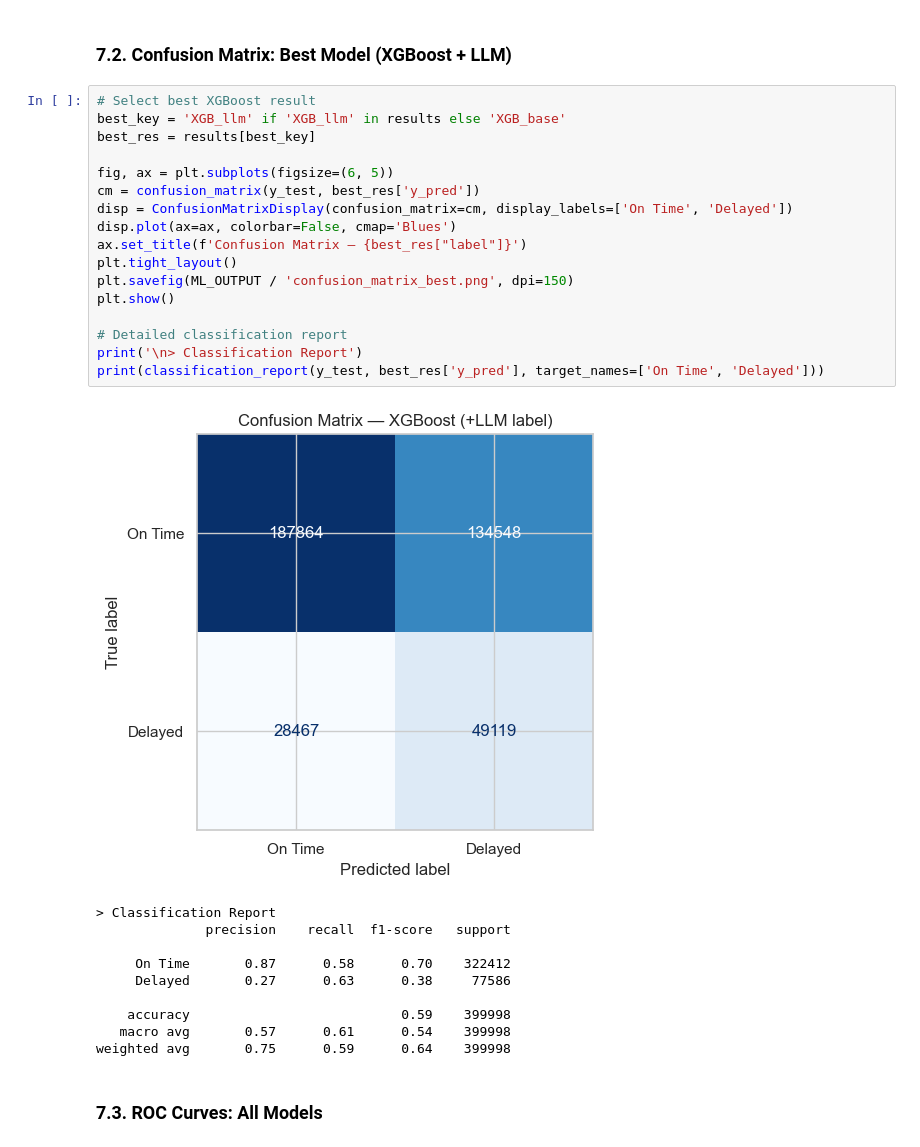
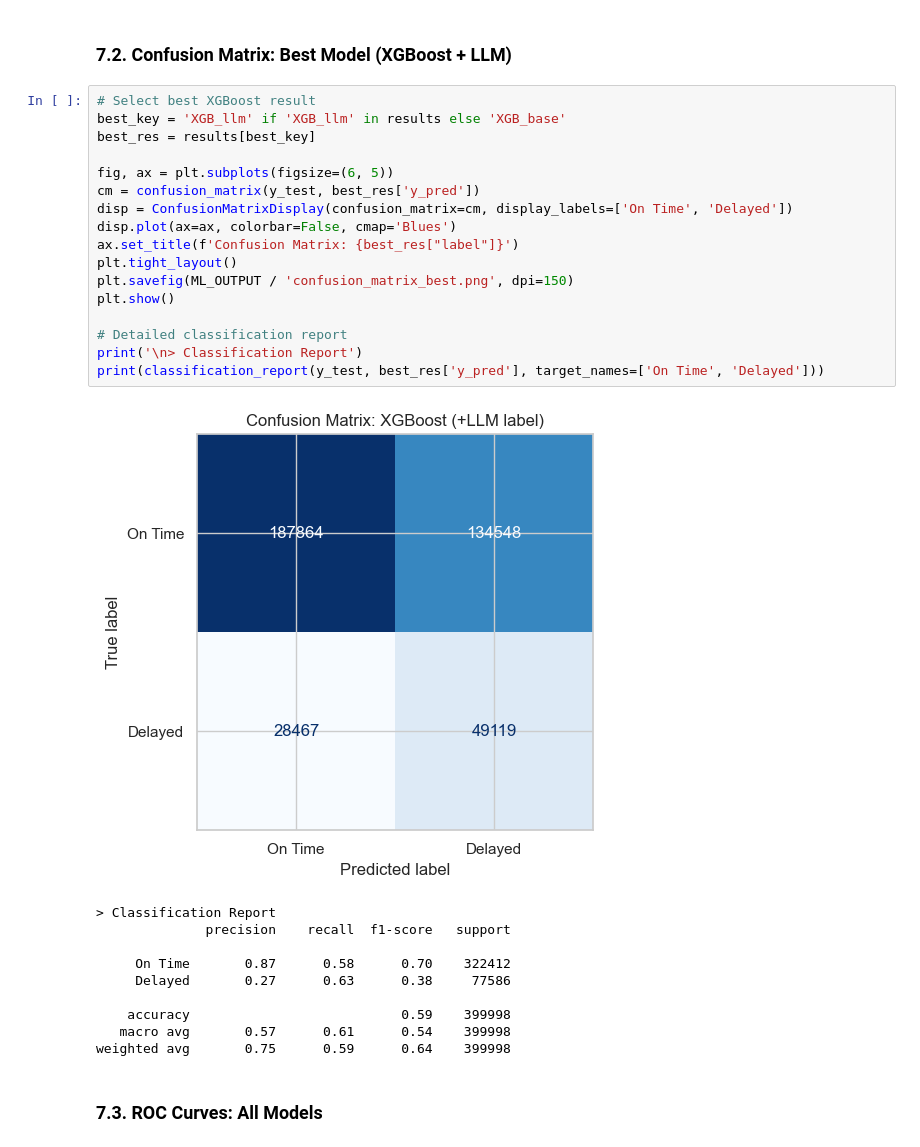
Before and after one commit to jaxendutta/dti6287, a Jupyter notebook: notebooks/03_ml_modeling.ipynb, the cells around one changed output. Drawn from its saved outputs; the diff is of its cells as text.

```diff
--- a/notebooks/03_ml_modeling.ipynb
+++ b/notebooks/03_ml_modeling.ipynb
@@ -477,22 +476,22 @@ print('> Saved: model_comparison.png')
 # %%
 # Select best XGBoost result
 best_key = 'XGB_llm' if 'XGB_llm' in results else 'XGB_base'
 best_res = results[best_key]
 
 fig, ax = plt.subplots(figsize=(6, 5))
 cm = confusion_matrix(y_test, best_res['y_pred'])
 disp = ConfusionMatrixDisplay(confusion_matrix=cm, display_labels=['On Time', 'Delayed'])
 disp.plot(ax=ax, colorbar=False, cmap='Blues')
-ax.set_title(f'Confusion Matrix — {best_res["label"]}')
+ax.set_title(f'Confusion Matrix: {best_res["label"]}')
 plt.tight_layout()
 plt.savefig(ML_OUTPUT / 'confusion_matrix_best.png', dpi=150)
 plt.show()
 
 # Detailed classification report
 print('\n> Classification Report')
 print(classification_report(y_test, best_res['y_pred'], target_names=['On Time', 'Delayed']))
 # %% [output]
-[figure, old version]
+[figure, new version]
 > Classification Report
               precision    recall  f1-score   support
 
```
Also changed, not shown: parts of 9 cells of this notebook.
